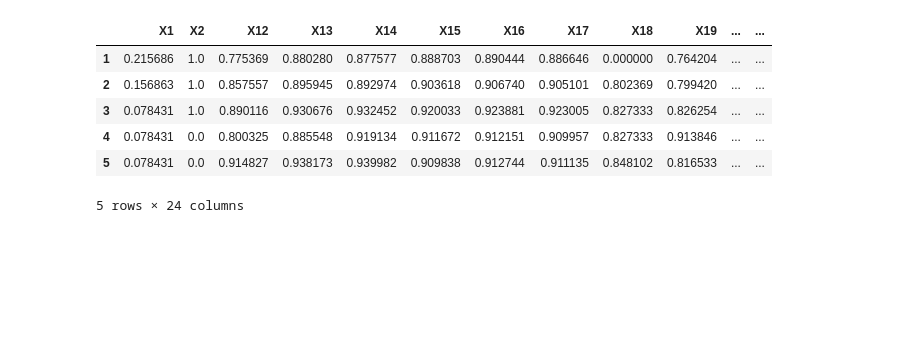
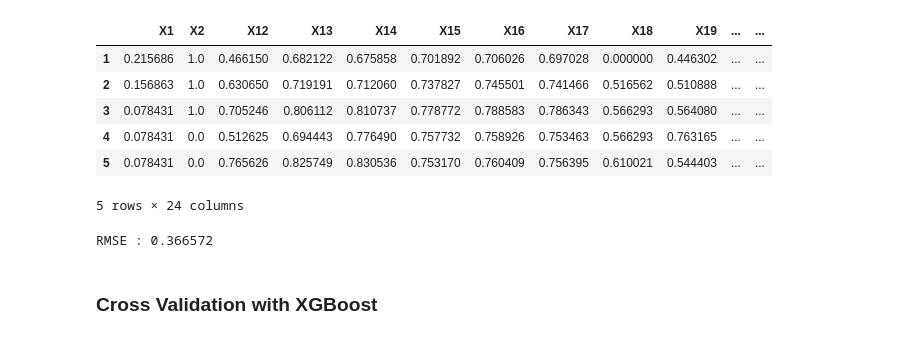
Before and after one commit to BA545-SP2019/2019-competition2-the-dundies, a Jupyter notebook: Notebooks/XGBoost/XG_Boost_1.ipynb, the cells around one changed output. Cells and saved outputs as stored; diff of their text form; code cells hidden in the pictures; blank space fills up the shorter version.

Commit message:
Working models boi

```diff
--- a/Notebooks/XGBoost/XG_Boost_1.ipynb
+++ b/Notebooks/XGBoost/XG_Boost_1.ipynb
@@ -1,18 +1,19 @@
 # %%
 # importing useful stuffzzz
 import pandas as pd
 import numpy as np
 import xgboost as xgb
 from sklearn.metrics import mean_squared_error
+from sklearn.model_selection import train_test_split
 
 # importing data
-data = pd.read_csv('../Pipelines/MinMax1_Final', index_col=0, header=0)
+data = pd.read_csv('../Pipelines/MinMax1_Final.csv', index_col=0, header=0)
 data.head()
 # %% [output]
 |  | X1 | X2 | X12 | X13 | X14 | X15 | X16 | X17 | X18 | X19 | ... | ... |
-| 1 | 0.215686 | 1.0 | 0.775369 | 0.880280 | 0.877577 | 0.888703 | 0.890444 | 0.886646 | 0.000000 | 0.764204 | ... | ... |
-| 2 | 0.156863 | 1.0 | 0.857557 | 0.895945 | 0.892974 | 0.903618 | 0.906740 | 0.905101 | 0.802369 | 0.799420 | ... | ... |
-| 3 | 0.078431 | 1.0 | 0.890116 | 0.930676 | 0.932452 | 0.920033 | 0.923881 | 0.923005 | 0.827333 | 0.826254 | ... | ... |
-| 4 | 0.078431 | 0.0 | 0.800325 | 0.885548 | 0.919134 | 0.911672 | 0.912151 | 0.909957 | 0.827333 | 0.913846 | ... | ... |
-| 5 | 0.078431 | 0.0 | 0.914827 | 0.938173 | 0.939982 | 0.909838 | 0.912744 | 0.911135 | 0.848102 | 0.816533 | ... | ... |
+| 1 | 0.215686 | 1.0 | 0.466150 | 0.682122 | 0.675858 | 0.701892 | 0.706026 | 0.697028 | 0.000000 | 0.446302 | ... | ... |
+| 2 | 0.156863 | 1.0 | 0.630650 | 0.719191 | 0.712060 | 0.737827 | 0.745501 | 0.741466 | 0.516562 | 0.510888 | ... | ... |
+| 3 | 0.078431 | 1.0 | 0.705246 | 0.806112 | 0.810737 | 0.778772 | 0.788583 | 0.786343 | 0.566293 | 0.564080 | ... | ... |
+| 4 | 0.078431 | 0.0 | 0.512625 | 0.694443 | 0.776490 | 0.757732 | 0.758926 | 0.753463 | 0.566293 | 0.763165 | ... | ... |
+| 5 | 0.078431 | 0.0 | 0.765626 | 0.825749 | 0.830536 | 0.753170 | 0.760409 | 0.756395 | 0.610021 | 0.544403 | ... | ... |
 5 rows × 24 columns
@@ -18,0 +39,8 @@ data.head()
+# %%
+# Creating the rmse model/variable
+rmse = np.sqrt(mean_squared_error(y_test,predictors))
+print("RMSE : %f" % (rmse))
+# %% [output]
+RMSE : 0.366572
+# %% [markdown]
+### Cross Validation with XGBoost ###
```
Also changed, not shown: parts of 10 cells of this notebook.
